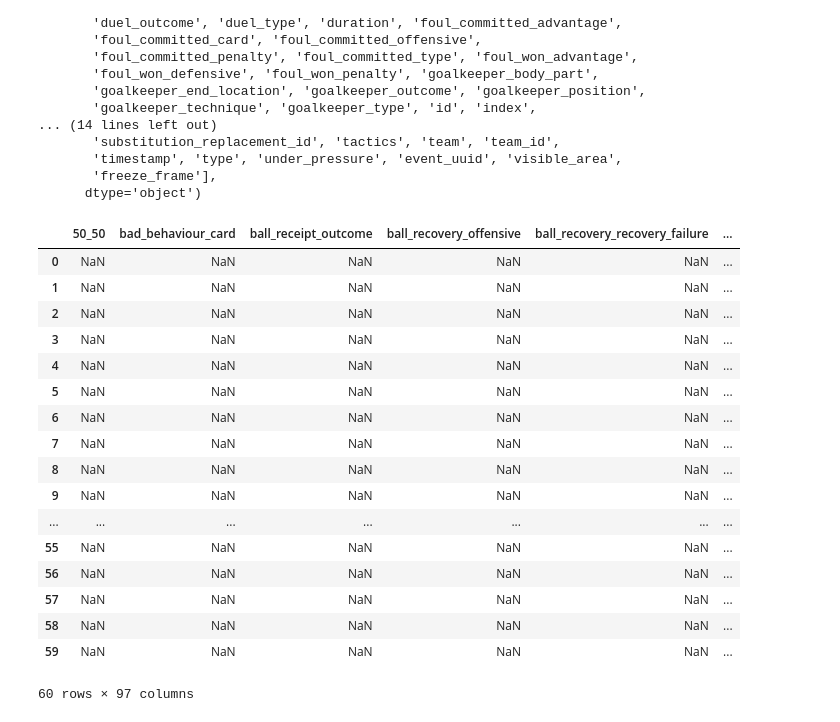
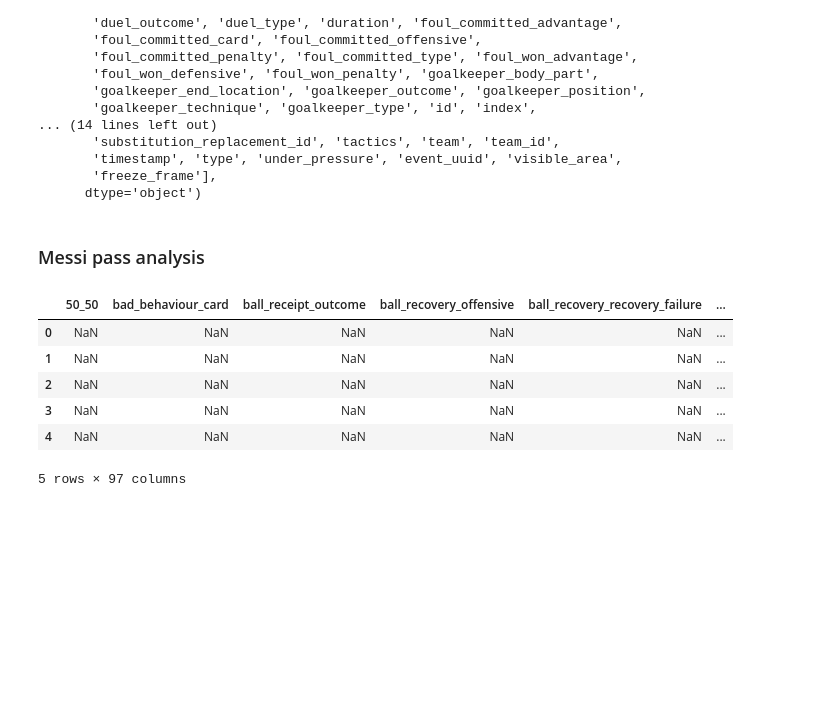
Before and after one commit to asheshh-lal/Football-analytics, a Jupyter notebook: event/Untitled.ipynb, the cells around one changed output. Saved outputs shown, nothing was run; the diff lists cells and outputs as text; code cells hidden in the pictures; blank space fills up the shorter version.

```diff
--- a/event/Untitled.ipynb
+++ b/event/Untitled.ipynb
@@ -105,28 +97,21 @@ Index(['50_50', 'bad_behaviour_card', 'ball_receipt_outcome',
        'timestamp', 'type', 'under_pressure', 'event_uuid', 'visible_area',
        'freeze_frame'],
       dtype='object')
+# %% [markdown]
+### Messi pass analysis
 # %%
+## Messi player id is 5503
 MESSI = 5503
 
-df = df[(df['player_id']==MESSI) & (df['type']=='Pass')].reset_index(drop=True)
-df
+## filtering the dataset with MESSI as player and type as Pass
+df1 = df[(df['player_id']==MESSI) & (df['type']=='Pass')].reset_index(drop=True)
+df1.head()
 # %% [output]
 |  | 50_50 | bad_behaviour_card | ball_receipt_outcome | ball_recovery_offensive | ball_recovery_recovery_failure | ... |
 | 0 | NaN | NaN | NaN | NaN | NaN | ... |
 | 1 | NaN | NaN | NaN | NaN | NaN | ... |
 | 2 | NaN | NaN | NaN | NaN | NaN | ... |
 | 3 | NaN | NaN | NaN | NaN | NaN | ... |
 | 4 | NaN | NaN | NaN | NaN | NaN | ... |
-| 5 | NaN | NaN | NaN | NaN | NaN | ... |
-| 6 | NaN | NaN | NaN | NaN | NaN | ... |
-| 7 | NaN | NaN | NaN | NaN | NaN | ... |
-| 8 | NaN | NaN | NaN | NaN | NaN | ... |
-| 9 | NaN | NaN | NaN | NaN | NaN | ... |
-| ... | ... | ... | ... | ... | ... | ... |
-| 55 | NaN | NaN | NaN | NaN | NaN | ... |
-| 56 | NaN | NaN | NaN | NaN | NaN | ... |
-| 57 | NaN | NaN | NaN | NaN | NaN | ... |
-| 58 | NaN | NaN | NaN | NaN | NaN | ... |
-| 59 | NaN | NaN | NaN | NaN | NaN | ... |
-60 rows × 97 columns
+5 rows × 97 columns
 # %%
```
Also changed, not shown: parts of 24 cells of this notebook, 1 other file.
